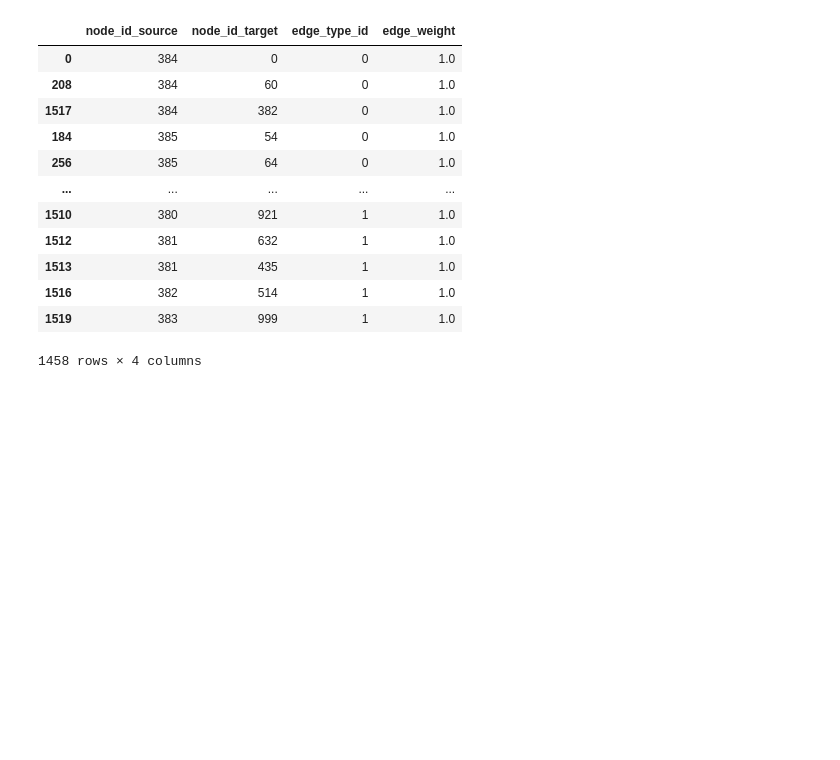
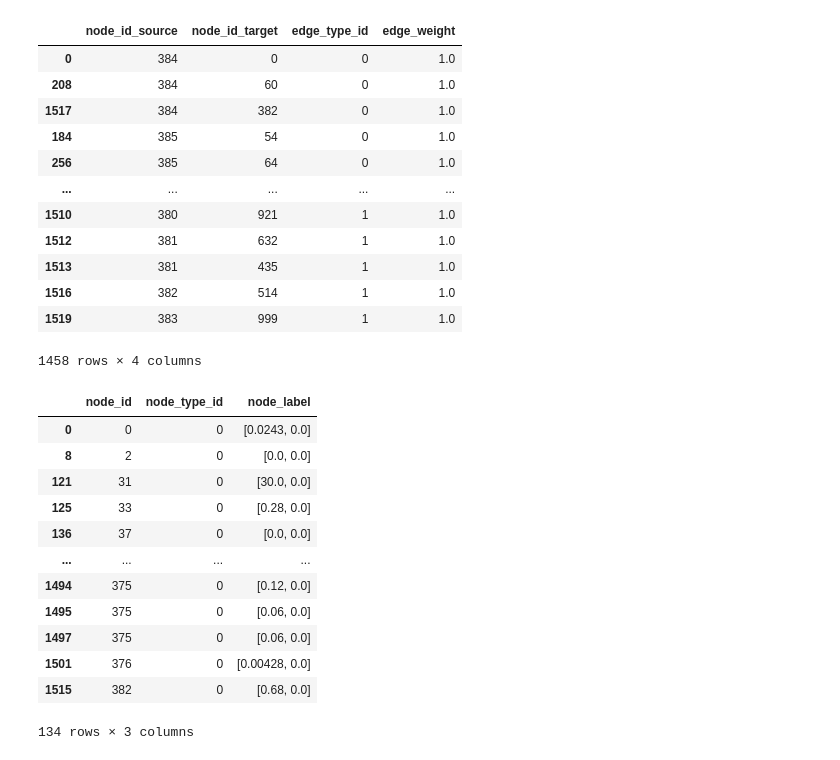
Before and after one commit to iamyufan/AlphaFold-Research, a Jupyter notebook: gnn/data/preprocess.ipynb, the cells around one changed output. Cells and saved outputs as stored; diff of their text form; code cells hidden in the pictures; blank space fills up the shorter version.

```diff
--- a/gnn/data/preprocess.ipynb
+++ b/gnn/data/preprocess.ipynb
@@ -537,6 +579,22 @@ link
 | 1516 | 382 | 514 | 1 | 1.0 |
 | 1519 | 383 | 999 | 1 | 1.0 |
 1458 rows × 4 columns
+# %%
+label
+# %% [output]
+|  | node_id | node_type_id | node_label |
+| 0 | 0 | 0 | [0.0243, 0.0] |
+| 8 | 2 | 0 | [0.0, 0.0] |
+| 121 | 31 | 0 | [30.0, 0.0] |
+| 125 | 33 | 0 | [0.28, 0.0] |
+| 136 | 37 | 0 | [0.0, 0.0] |
+| ... | ... | ... | ... |
+| 1494 | 375 | 0 | [0.12, 0.0] |
+| 1495 | 375 | 0 | [0.06, 0.0] |
+| 1497 | 375 | 0 | [0.06, 0.0] |
+| 1501 | 376 | 0 | [0.00428, 0.0] |
+| 1515 | 382 | 0 | [0.68, 0.0] |
+134 rows × 3 columns
 # %%
 from sklearn.model_selection import train_test_split
 
```
Also changed, not shown: parts of 8 cells of this notebook, 6 other files.
